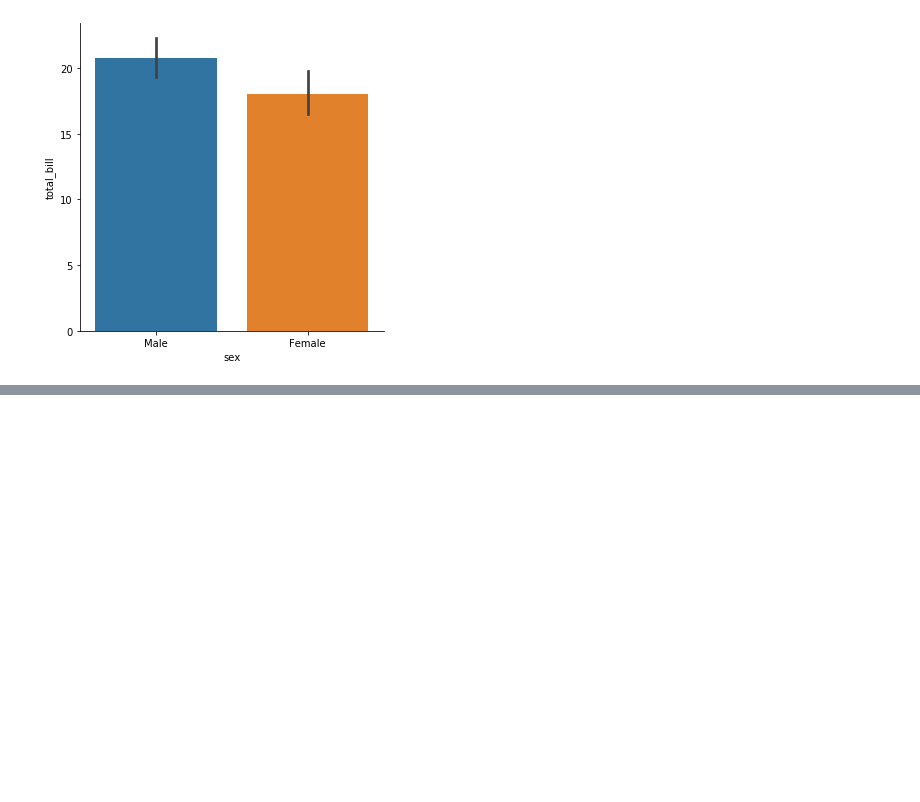
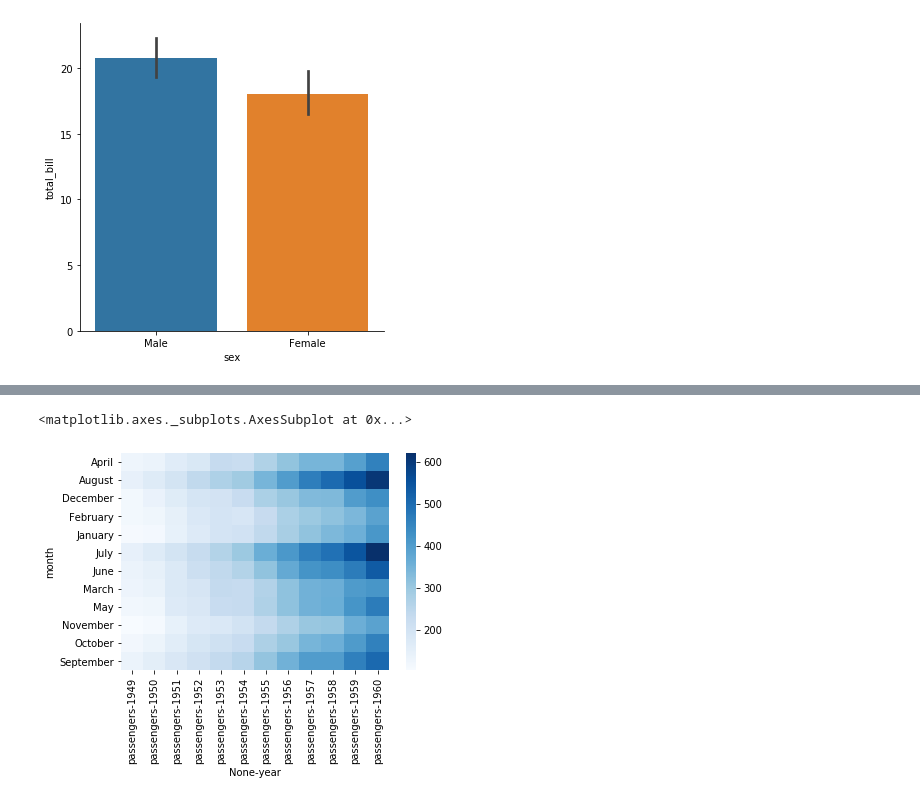
Before and after one commit to henrikots/dc_bibliotecas, a Jupyter notebook: seaborn.ipynb, the cells around one changed output, grey strips where cells are left out. Drawn from its saved outputs; the diff is of its cells as text; code cells hidden in the pictures; blank space fills up the shorter version.

```diff
--- a/seaborn.ipynb
+++ b/seaborn.ipynb
@@ -170,0 +202,3 @@ sns.catplot(x="sex", y="total_bill", data=tips, kind="bar")
+# %%
+#tabela dinâmica
+pf = voos.pivot_table(values=["passengers"], index="month", columns="year")
@@ -170,0 +223,5 @@ sns.catplot(x="sex", y="total_bill", data=tips, kind="bar")
+# %%
+sns.heatmap(pf, cmap="Blues")
+# %% [output]
+<matplotlib.axes._subplots.AxesSubplot at 0x...>
+[figure, added]
```
Also changed, not shown: parts of 20 cells of this notebook, 2 other files.
